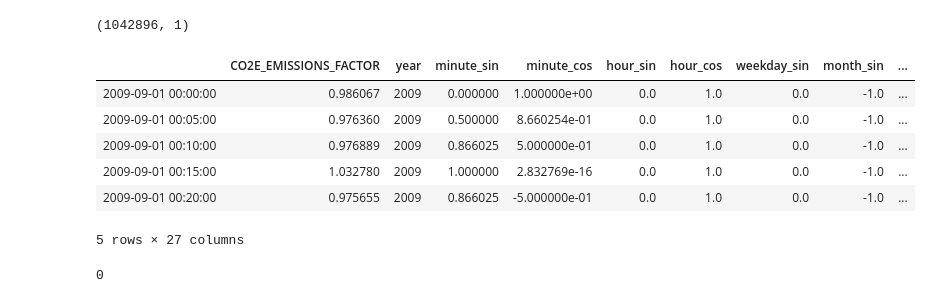
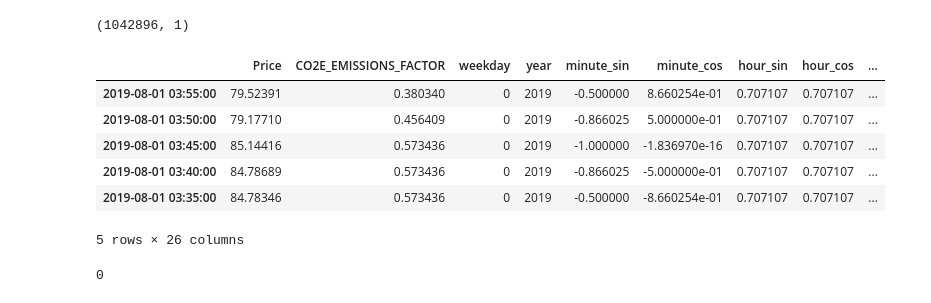
Before and after one commit to bkubsch/marginal-carbon, a Jupyter notebook: notebooks/8a_data_prep.ipynb, the cells around one changed output. Drawn from its saved outputs; the diff is of its cells as text; code cells hidden in the pictures.

```diff
--- a/notebooks/8a_data_prep.ipynb
+++ b/notebooks/8a_data_prep.ipynb
@@ -159,0 +8,3 @@ df_mean2.head(10)
+# %%
+df = pd.read_pickle('../../big_data/train_time_features.pkl')
+df.head()
@@ -160,10 +19,10 @@ df_mean2.head(10)
 # %%
-demand = pd.read_csv('{}/nem-data/demand.csv'.format(os.environ['HOME']), index_col=-1, parse_dates=True)
+demand = pd.read_csv('../../big_data/demand.csv', index_col=-1, parse_dates=True)
 demand.drop(columns=["SETTLEMENTDATE", "I", "INTERVENTION"], inplace=True)
-demand = demand[(demand.index >= df_mean2.index.min()) & (demand.index <= df_mean2.index.max())]
+demand = demand[(demand.index >= df.index.min()) & (demand.index <= df.index.max())]
 
-assert demand.index.min() == df_mean2.index.min()
-assert demand.index.max() == df_mean2.index.max()
+assert demand.index.min() == df.index.min()
+assert demand.index.max() == df.index.max()
 
 demand.head()
 # %% [output]
@@ -213,6 +72,6 @@ Name: AVAILABLEGENERATION, dtype: int64
 # %%
 demand = demand.groupby(demand.index).mean()
 # %%
-df_mean2["demand"] = demand.TOTALDEMAND
-df_mean2["demand_capacity"] = demand.TOTALDEMAND/demand.AVAILABLEGENERATION
+df["demand"] = demand.TOTALDEMAND
+df["demand_capacity"] = demand.TOTALDEMAND/demand.AVAILABLEGENERATION
 # %%
@@ -232,7 +93,7 @@ df_mean2.head()
 # %%
-interconnectors = pd.read_csv('{}/nem-data/interconnectors.csv'.format(os.environ['HOME']), index_col=-1, parse_dates=True)
+interconnectors = pd.read_csv('../../big_data/interconnectors.csv', index_col=-1, parse_dates=True)
 interconnectors.drop(columns=["SETTLEMENTDATE", "I", "INTERCONNECTORID"], inplace=True)
-interconnectors = interconnectors[(interconnectors.index >= df_mean2.index.min()) & (interconnectors.index <= df_mean2.index.max())]
+interconnectors = interconnectors[(interconnectors.index >= df.index.min()) & (interconnectors.index <= df.index.max())]
 
 assert interconnectors.index.min() == df_mean2.index.min()
 assert interconnectors.index.max() == df_mean2.index.max()
@@ -266,13 +125,13 @@ interconnectors.shape
 # %% [output]
 (1042896, 1)
 # %%
-df_mean2["interconnector"] = interconnectors.MWFLOW
-df_mean2.head()
+df["interconnector"] = interconnectors.MWFLOW
+df.head()
 # %% [output]
-|  | CO2E_EMISSIONS_FACTOR | year | minute_sin | minute_cos | hour_sin | hour_cos | weekday_sin | month_sin | ... |
-| 2009-09-01 00:00:00 | 0.986067 | 2009 | 0.000000 | 1.000000e+00 | 0.0 | 1.0 | 0.0 | -1.0 | ... |
-| 2009-09-01 00:05:00 | 0.976360 | 2009 | 0.500000 | 8.660254e-01 | 0.0 | 1.0 | 0.0 | -1.0 | ... |
-| 2009-09-01 00:10:00 | 0.976889 | 2009 | 0.866025 | 5.000000e-01 | 0.0 | 1.0 | 0.0 | -1.0 | ... |
-| 2009-09-01 00:15:00 | 1.032780 | 2009 | 1.000000 | 2.832769e-16 | 0.0 | 1.0 | 0.0 | -1.0 | ... |
-| 2009-09-01 00:20:00 | 0.975655 | 2009 | 0.866025 | -5.000000e-01 | 0.0 | 1.0 | 0.0 | -1.0 | ... |
+|  | Price | CO2E_EMISSIONS_FACTOR | weekday | year | minute_sin | minute_cos | hour_sin | hour_cos | ... |
+| 2019-08-01 03:55:00 | 79.52391 | 0.380340 | 0 | 2019 | -0.500000 | 8.660254e-01 | 0.707107 | 0.707107 | ... |
+| 2019-08-01 03:50:00 | 79.17710 | 0.456409 | 0 | 2019 | -0.866025 | 5.000000e-01 | 0.707107 | 0.707107 | ... |
+| 2019-08-01 03:45:00 | 85.14416 | 0.573436 | 0 | 2019 | -1.000000 | -1.836970e-16 | 0.707107 | 0.707107 | ... |
+| 2019-08-01 03:40:00 | 84.78689 | 0.573436 | 0 | 2019 | -0.866025 | -5.000000e-01 | 0.707107 | 0.707107 | ... |
+| 2019-08-01 03:35:00 | 84.78346 | 0.573436 | 0 | 2019 | -0.500000 | -8.660254e-01 | 0.707107 | 0.707107 | ... |
-5 rows × 27 columns
+5 rows × 26 columns
```
Also changed, not shown: parts of 48 cells of this notebook, 3 other files.
